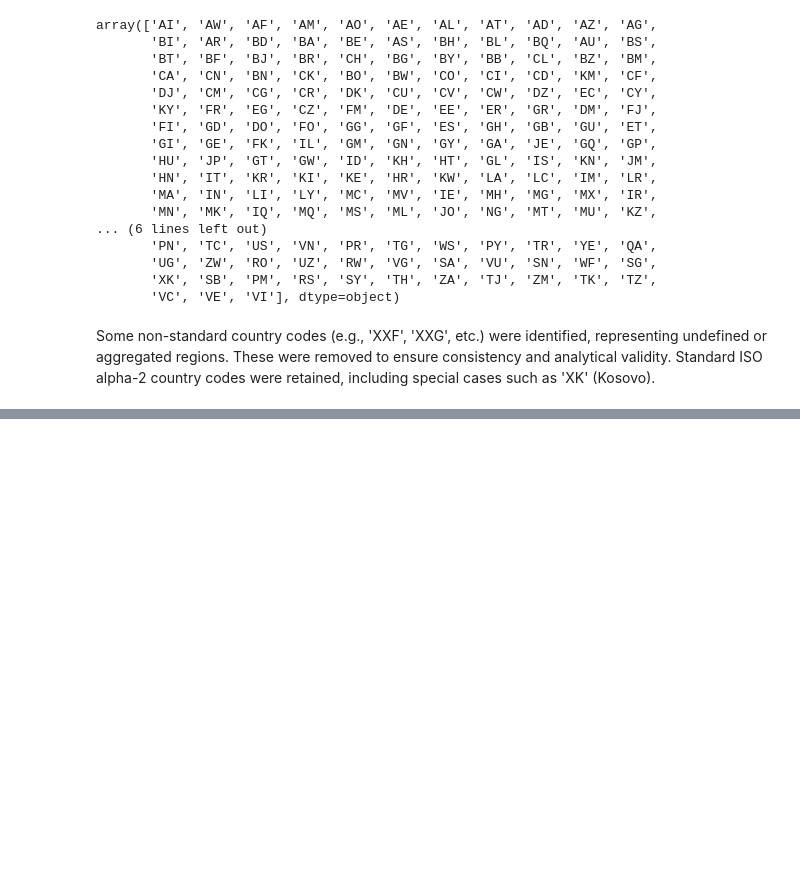
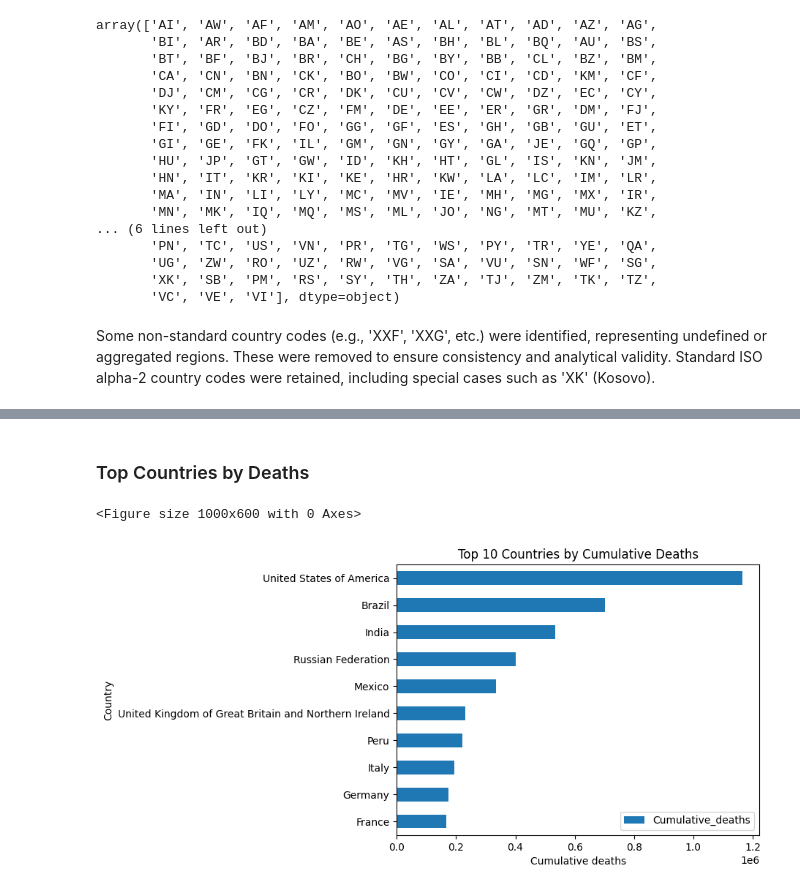
Before and after one commit to Carlos475-create/final-project-eda-dashboard, a Jupyter notebook: notebooks/03_merge.ipynb, the cells around one changed output, grey strips where cells are left out. Cells and saved outputs as stored; diff of their text form; code cells hidden in the pictures; blank space fills up the shorter version.

```diff
--- a/notebooks/03_merge.ipynb
+++ b/notebooks/03_merge.ipynb
@@ -356,0 +309,12 @@ plt.show()
+# %% [markdown]
+### Top Countries by Deaths
+# %%
+top_deaths = (final_df.groupby('Country')['Cumulative_deaths'].max().sort_values(ascending=False).head(10).reset_index().set_index('Country'))
+plt.figure(figsize=(10,6))
+top_deaths.sort_values(by='Cumulative_deaths').plot(kind="barh", title="Top 10 Countries by Cumulative Deaths")
+plt.xlabel("Cumulative deaths")
+plt.show()
+plt.close()
+# %% [output]
+<Figure size 1000x600 with 0 Axes>
+[figure, added]
```
Also changed, not shown: parts of 45 cells of this notebook, 1 other file.
